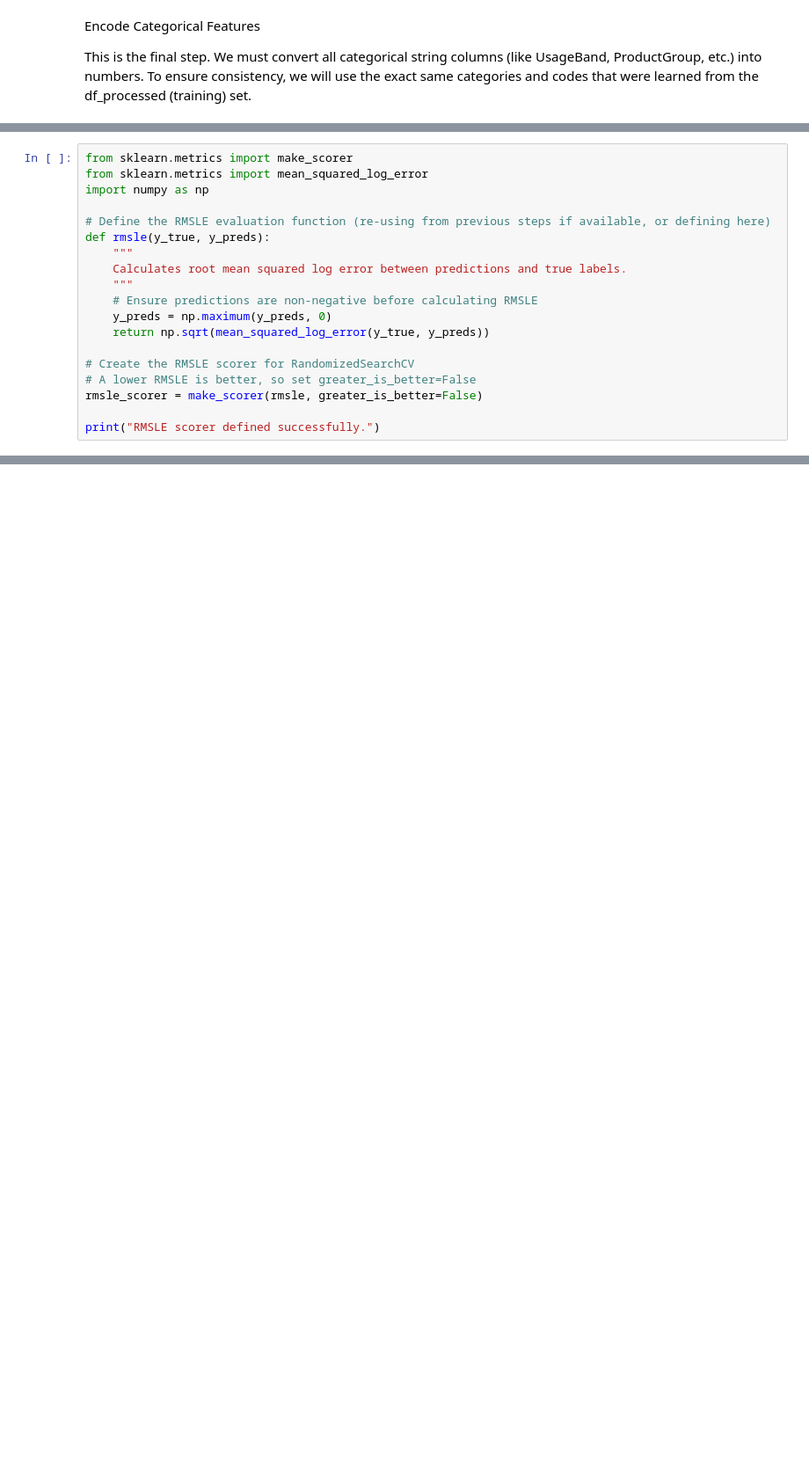
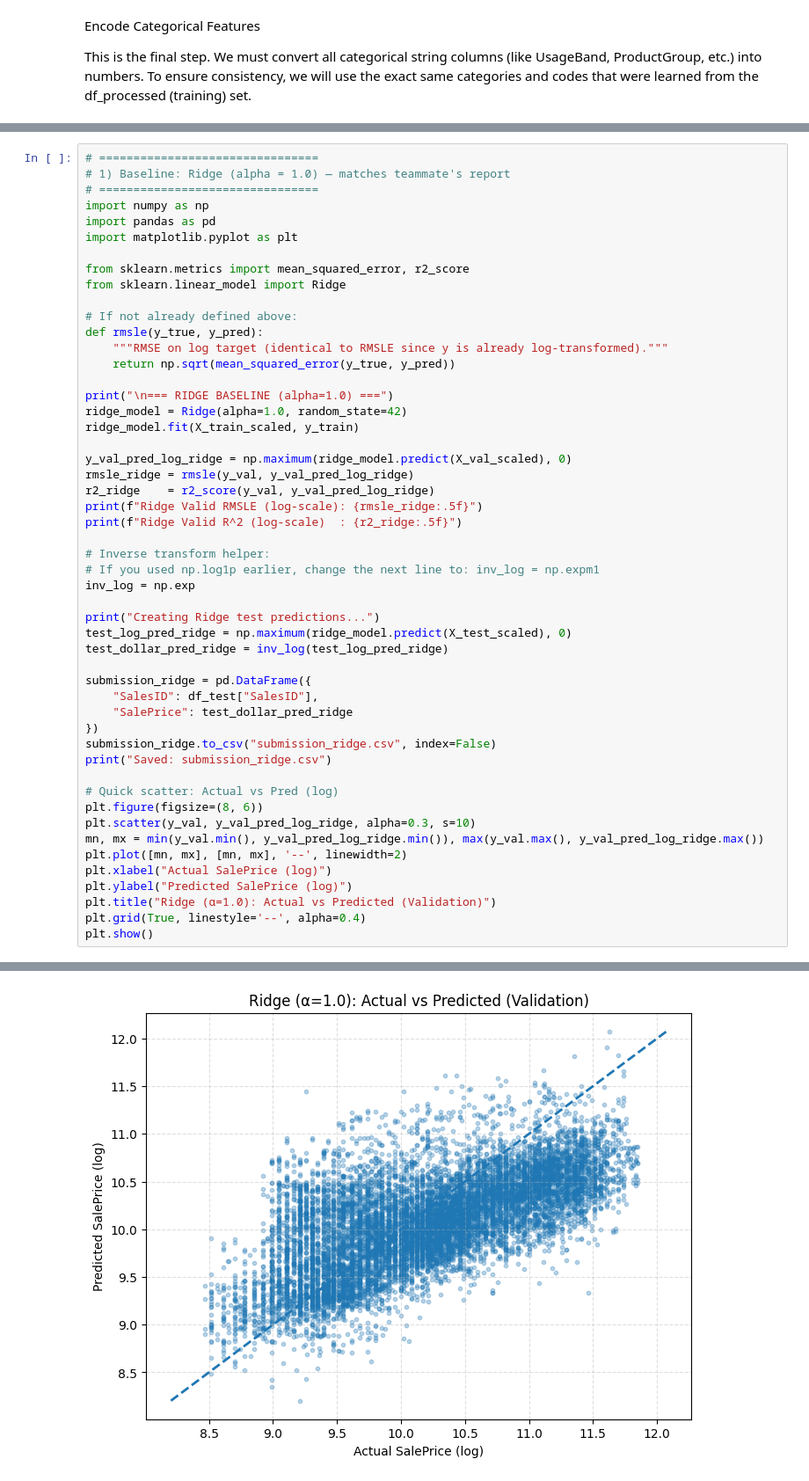
Before and after one commit to kunal768/CMPE255-Predicting-Bulldozer-Auction-Prices, a Jupyter notebook: KNN_regression_model.ipynb, the cells around one changed output, grey strips where cells are left out. Shown at 88% size. Cells and saved outputs as stored; diff of their text form; blank space fills up the shorter version.

Commit message:
KNN regression model updated

```diff
--- a/KNN_regression_model.ipynb
+++ b/KNN_regression_model.ipynb
@@ -1560,19 +1178,0 @@ I need to define the RMSLE scorer function for `RandomizedSearchCV` to evaluate
-# %%
-from sklearn.metrics import make_scorer
-from sklearn.metrics import mean_squared_log_error
-import numpy as np
-
-# Define the RMSLE evaluation function (re-using from previous steps if available, or defining here)
-def rmsle(y_true, y_preds):
-    """
-    Calculates root mean squared log error between predictions and true labels.
-    """
-    # Ensure predictions are non-negative before calculating RMSLE
-    y_preds = np.maximum(y_preds, 0)
-    return np.sqrt(mean_squared_log_error(y_true, y_preds))
-
-# Create the RMSLE scorer for RandomizedSearchCV
-# A lower RMSLE is better, so set greater_is_better=False
-rmsle_scorer = make_scorer(rmsle, greater_is_better=False)
-
-print("RMSLE scorer defined successfully.")
@@ -2211,0 +1181,52 @@ The bar chart visually confirms the significant performance gains of the K-Neare
+# %%
+# ================================
+# 1) Baseline: Ridge (alpha = 1.0) — matches teammate's report
+# ================================
+import numpy as np
+import pandas as pd
+import matplotlib.pyplot as plt
+
+from sklearn.metrics import mean_squared_error, r2_score
+from sklearn.linear_model import Ridge
+
+# If not already defined above:
+def rmsle(y_true, y_pred):
+    """RMSE on log target (identical to RMSLE since y is already log-transformed)."""
+    return np.sqrt(mean_squared_error(y_true, y_pred))
+
+print("\n=== RIDGE BASELINE (alpha=1.0) ===")
+ridge_model = Ridge(alpha=1.0, random_state=42)
+ridge_model.fit(X_train_scaled, y_train)
+
+y_val_pred_log_ridge = np.maximum(ridge_model.predict(X_val_scaled), 0)
+rmsle_ridge = rmsle(y_val, y_val_pred_log_ridge)
+r2_ridge    = r2_score(y_val, y_val_pred_log_ridge)
+print(f"Ridge Valid RMSLE (log-scale): {rmsle_ridge:.5f}")
+print(f"Ridge Valid R^2 (log-scale)  : {r2_ridge:.5f}")
+
+# Inverse transform helper:
+# If you used np.log1p earlier, change the next line to: inv_log = np.expm1
+inv_log = np.exp
+
+print("Creating Ridge test predictions...")
+test_log_pred_ridge = np.maximum(ridge_model.predict(X_test_scaled), 0)
+test_dollar_pred_ridge = inv_log(test_log_pred_ridge)
+
+submission_ridge = pd.DataFrame({
+    "SalesID": df_test["SalesID"],
+    "SalePrice": test_dollar_pred_ridge
+})
+submission_ridge.to_csv("submission_ridge.csv", index=False)
+print("Saved: submission_ridge.csv")
+
+# Quick scatter: Actual vs Pred (log)
+plt.figure(figsize=(8, 6))
+plt.scatter(y_val, y_val_pred_log_ridge, alpha=0.3, s=10)
+mn, mx = min(y_val.min(), y_val_pred_log_ridge.min()), max(y_val.max(), y_val_pred_log_ridge.max())
+plt.plot([mn, mx], [mn, mx], '--', linewidth=2)
+plt.xlabel("Actual SalePrice (log)")
+plt.ylabel("Predicted SalePrice (log)")
+plt.title("Ridge (α=1.0): Actual vs Predicted (Validation)")
+plt.grid(True, linestyle='--', alpha=0.4)
+plt.show()
+# %% [output]
@@ -2211,0 +1238 @@ The bar chart visually confirms the significant performance gains of the K-Neare
+[figure, added]
```
Also changed, not shown: parts of 126 cells of this notebook.
